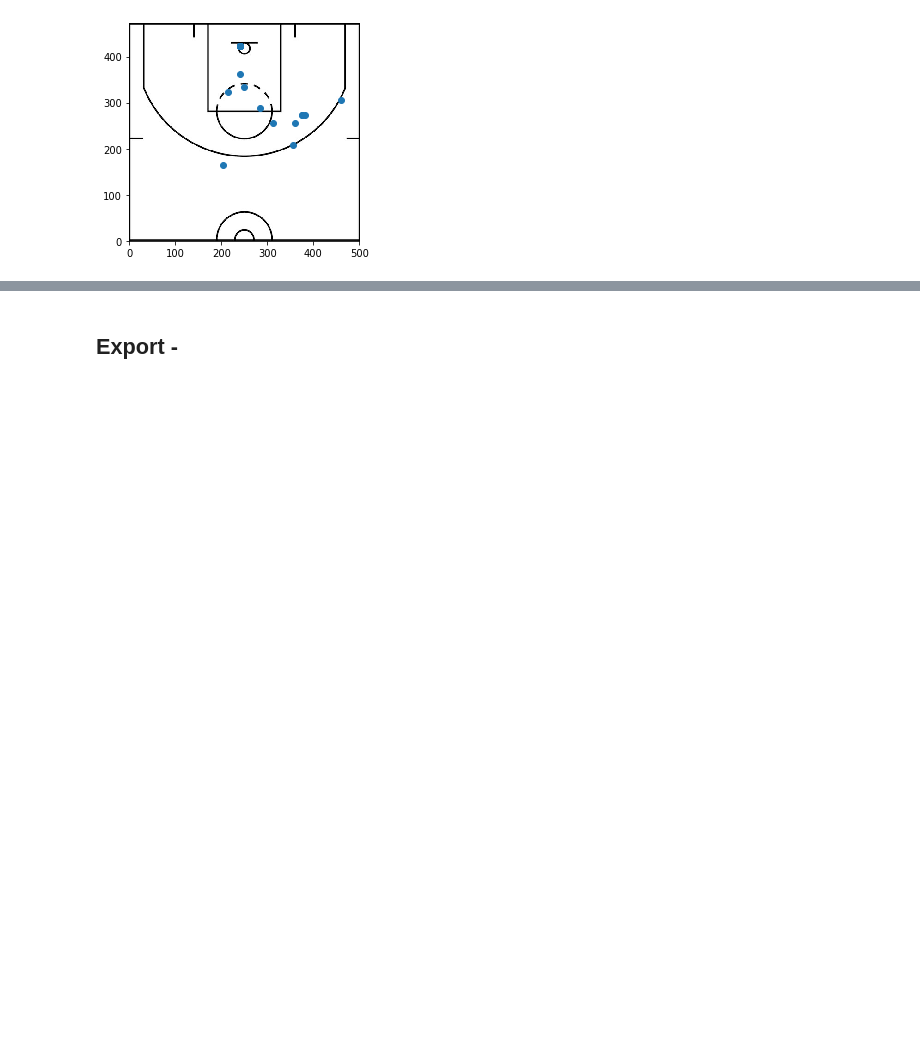
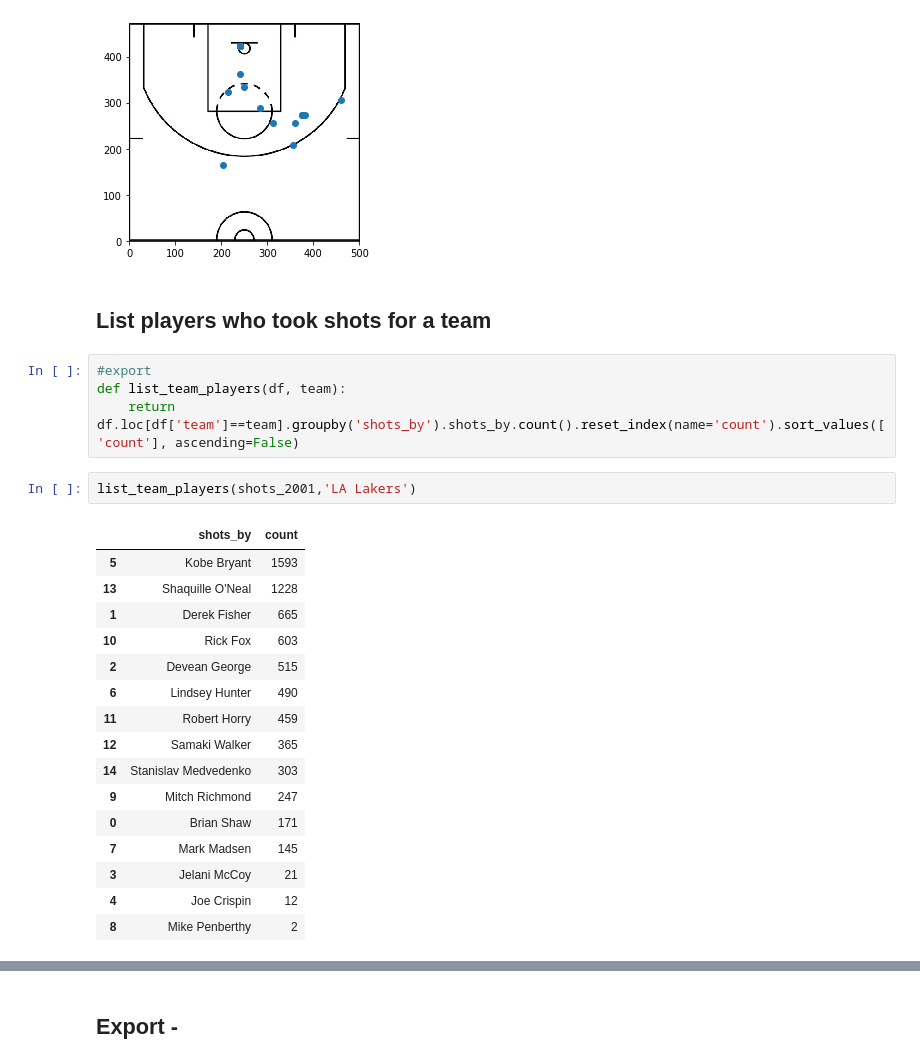
Before and after one commit to theccalderon/shot_chart, a Jupyter notebook: 00_core.ipynb, the cells around one changed output, grey strips where cells are left out. Drawn from its saved outputs; the diff is of its cells as text; blank space fills up the shorter version.

```diff
--- a/00_core.ipynb
+++ b/00_core.ipynb
@@ -258,3 +271,28 @@ def plot_loser(df, game_id,made=True,missed=True):
 plot_loser(shots_2001,"200111250GSW",missed=False)
 # %% [output]
 [figure]
+# %% [markdown]
+## List players who took shots for a team
+# %%
+#export
+def list_team_players(df, team):
+    return df.loc[df['team']==team].groupby('shots_by').shots_by.count().reset_index(name='count').sort_values(['count'], ascending=False)
+# %%
+list_team_players(shots_2001,'LA Lakers')
+# %% [output]
+|  | shots_by | count |
+| 5 | Kobe Bryant | 1593 |
+| 13 | Shaquille O'Neal | 1228 |
+| 1 | Derek Fisher | 665 |
+| 10 | Rick Fox | 603 |
+| 2 | Devean George | 515 |
+| 6 | Lindsey Hunter | 490 |
+| 11 | Robert Horry | 459 |
+| 12 | Samaki Walker | 365 |
+| 14 | Stanislav Medvedenko | 303 |
+| 9 | Mitch Richmond | 247 |
+| 0 | Brian Shaw | 171 |
+| 7 | Mark Madsen | 145 |
+| 3 | Jelani McCoy | 21 |
+| 4 | Joe Crispin | 12 |
+| 8 | Mike Penberthy | 2 |
```
Also changed, not shown: parts of 10 cells of this notebook, 2 other files.
